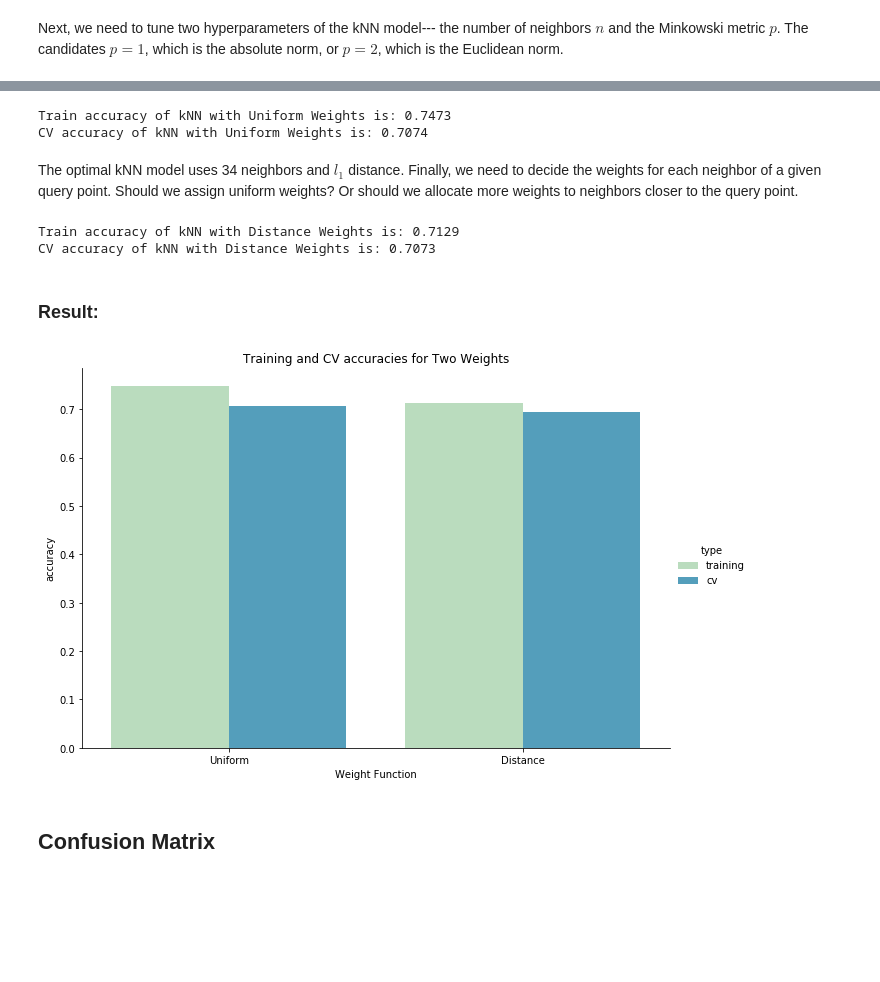
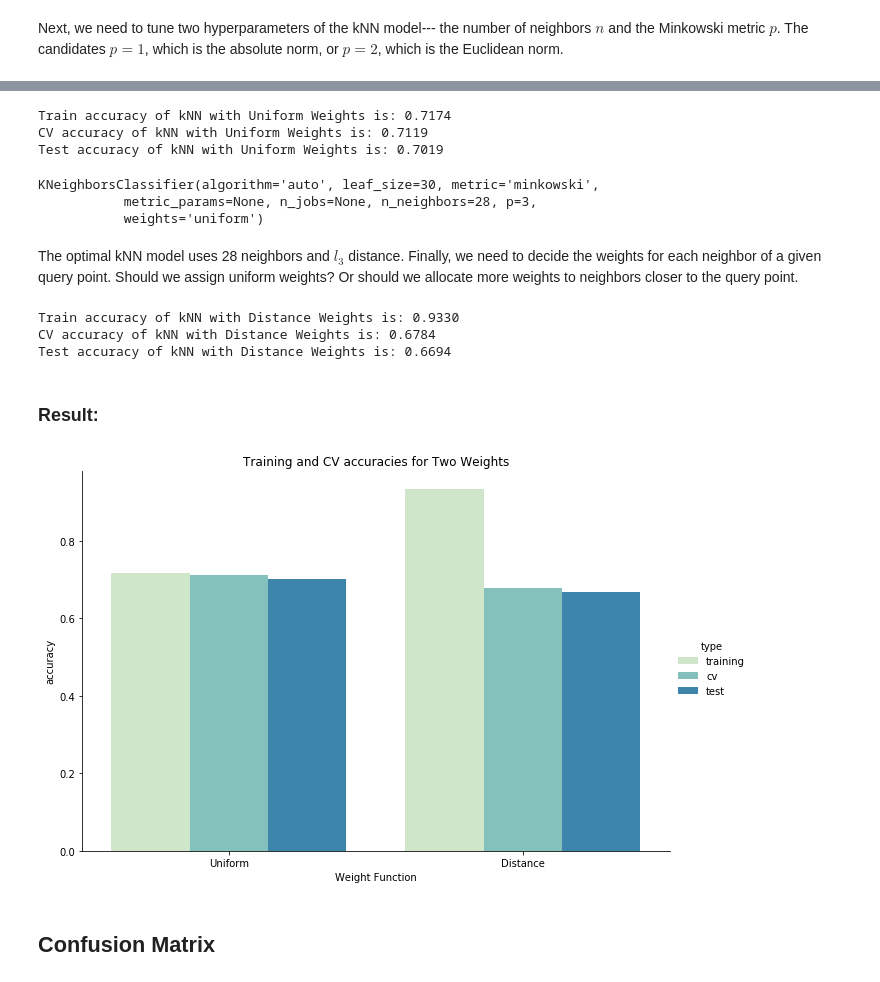
Before and after one commit to angelynaye/DS100-Final-Project, a Jupyter notebook: Final_Project_Code.ipynb, the cells around one changed output, grey strips where cells are left out. Drawn from its saved outputs; the diff is of its cells as text; code cells hidden in the pictures; blank space fills up the shorter version.

```diff
--- a/Final_Project_Code.ipynb
+++ b/Final_Project_Code.ipynb
@@ -708,9 +817,10 @@ Because the normalized version outperforms other two variants, we use `wife_age_
 # %%
 X_train_knn.drop('wife_age', axis=1, inplace=True)
 X_test_knn.drop('wife_age', axis=1, inplace=True)
-X_train_knn.drop('wife_age_mean_centered', axis=1, inplace=True)
-X_test_knn.drop('wife_age_mean_centered', axis=1, inplace=True)
+
+X_train_knn.drop('wife_age_normalized', axis=1, inplace=True)
+X_test_knn.drop('wife_age_normalized', axis=1, inplace=True)
 # %%
 # feature selection for knn
-features_rm, improved_accs = remove_feature(knn, X_train_knn, Y_train_knn)
+features_rm, improved_accs_knn = remove_feature(knn, X_train_knn, Y_train_knn)
 # %% [output]
@@ -764,42 +892,53 @@ for n in ns:
 # %%
-print(f"Train accuracy of kNN with Uniform Weights is: {best_train_accuracy:.4f}")
-print(f"CV accuracy of kNN with Uniform Weights is: {best_cv_accuracy:.4f}")
+best_test_knn = best_model_knn.score(final_X_test_knn, Y_test_knn)
+print(f"Train accuracy of kNN with Uniform Weights is: {best_train_knn:.4f}")
+print(f"CV accuracy of kNN with Uniform Weights is: {best_cv_knn:.4f}")
+print(f"Test accuracy of kNN with Uniform Weights is: {best_test_knn:.4f}")
 # %% [output]
-Train accuracy of kNN with Uniform Weights is: 0.7473
-CV accuracy of kNN with Uniform Weights is: 0.7074
+Train accuracy of kNN with Uniform Weights is: 0.7174
+CV accuracy of kNN with Uniform Weights is: 0.7119
+Test accuracy of kNN with Uniform Weights is: 0.7019
+# %%
+best_model_knn
+# %% [output]
+KNeighborsClassifier(algorithm='auto', leaf_size=30, metric='minkowski',
+           metric_params=None, n_jobs=None, n_neighbors=28, p=3,
+           weights='uniform')
 # %% [markdown]
-The optimal kNN model uses 34 neighbors and $l_1$ distance. Finally, we need to decide the weights for each neighbor of a given query point. Should we assign uniform weights? Or should we allocate more weights to neighbors closer to the query point.
+The optimal kNN model uses 28 neighbors and $l_3$ distance. Finally, we need to decide the weights for each neighbor of a given query point. Should we assign uniform weights? Or should we allocate more weights to neighbors closer to the query point.
 # %%
 # this is the best KNN model with `distance` weights
-distance_knn = KNeighborsClassifier(n_neighbors=34, p=1)
+distance_knn = KNeighborsClassifier(n_neighbors=28, p=3, weights="distance")
 distance_knn.fit(final_X_train_knn, Y_train_knn)
-pred_train_distance = distance_knn.predict(final_X_train_knn)
-pred_test_distance = distance_knn.predict(final_X_test_knn)
-train_accuracy_distance = accuracy_score(Y_train_knn, pred_train_distance)
+
+train_accuracy_distance = distance_knn.score(final_X_train_knn,Y_train_knn)
 cv_accuracy_distance = cross_validate_accuracy(distance_knn, final_X_train_knn, Y_train_knn)
-test_accuracy_distance = accuracy_score(Y_test_knn, pred_test_distance)
+test_accuracy_distance = distance_knn.score(final_X_test_knn,Y_test_knn)
 print(f"Train accuracy of kNN with Distance Weights is: {train_accuracy_distance:.4f}")
-print(f"CV accuracy of kNN with Distance Weights is: {test_accuracy_distance:.4f}")
+print(f"CV accuracy of kNN with Distance Weights is: {cv_accuracy_distance:.4f}")
+print(f"Test accuracy of kNN with Distance Weights is: {test_accuracy_distance:.4f}")
 # %% [output]
-Train accuracy of kNN with Distance Weights is: 0.7129
-CV accuracy of kNN with Distance Weights is: 0.7073
+Train accuracy of kNN with Distance Weights is: 0.9330
+CV accuracy of kNN with Distance Weights is: 0.6784
+Test accuracy of kNN with Distance Weights is: 0.6694
 # %% [markdown]
 ### Result:
 # %%
 label = ["Uniform", "Distance"]
 accs = pd.DataFrame({'Weight Function': label,
-                     'training': [best_train_accuracy, train_accuracy_distance],
-                     'cv': [best_cv_accuracy, cv_accuracy_distance]})
+                     'training': [best_train_knn, train_accuracy_distance],
+                     'cv': [best_cv_knn, cv_accuracy_distance],
+                    'test':[best_test_knn,test_accuracy_distance]})
 
 accs = pd.melt(accs, id_vars = "Weight Function")
 accs = accs.rename({"variable": "type", "value": "accuracy"}, axis = 1)
 
 sns.catplot(x = 'Weight Function', y='accuracy', hue = 'type',data=accs, kind='bar',
             palette = 'GnBu', height = 6, aspect = 1.5)
 plt.title("Training and CV accuracies for Two Weights")
 plt.show()
 # %% [output]
-[figure, old version]
+[figure, new version]
 # %% [markdown]
 ## Confusion Matrix
 # %%
```
Also changed, not shown: parts of 41 cells of this notebook.
